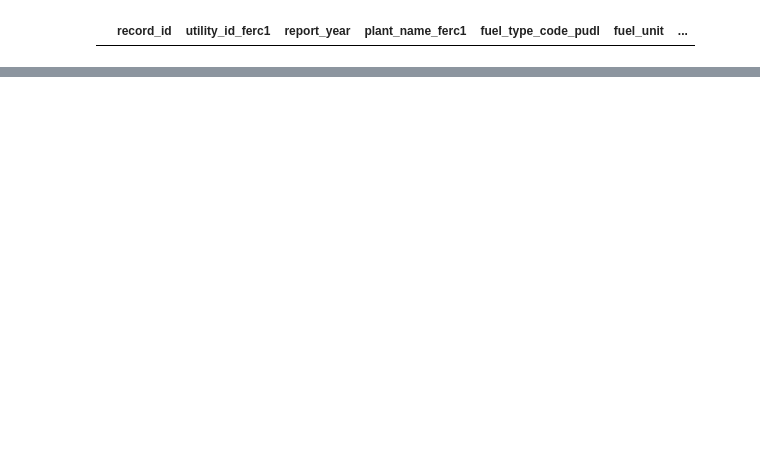
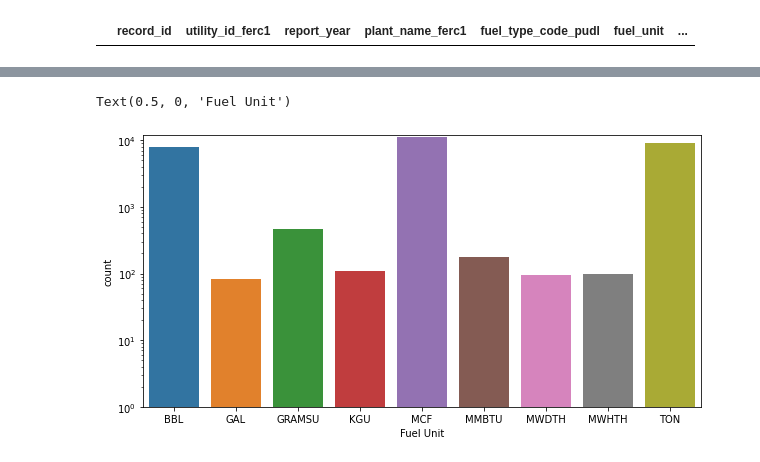
Before and after one commit to leeolivier/wrangling, a Jupyter notebook: wrangling.ipynb, the cells around one changed output, grey strips where cells are left out. Saved outputs shown, nothing was run; the diff lists cells and outputs as text; code cells hidden in the pictures; blank space fills up the shorter version.

```diff
--- a/wrangling.ipynb
+++ b/wrangling.ipynb
@@ -78,0 +51,10 @@ False
+# %%
+# extreme range. use log arg for better comparison
+plt.figure(figsize = (10,5))
+g = sns.barplot(data = fuel_unit, x = "unit", y = "count")
+g.set_yscale("log")
+g.set_ylim(1, 12000)
+plt.xlabel("Fuel Unit")
+# %% [output]
+Text(0.5, 0, 'Fuel Unit')
+[figure, added]
```
Also changed, not shown: parts of 11 cells of this notebook.
